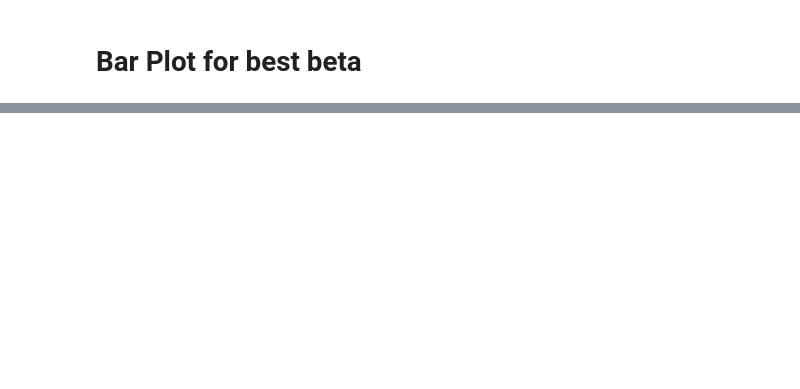
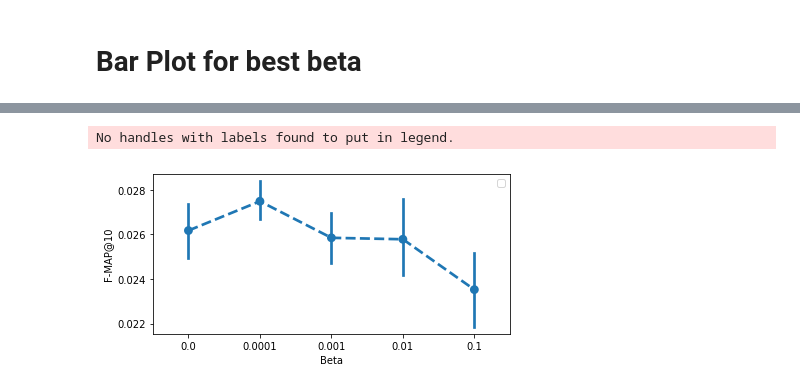
Before and after one commit to k9luo/DeepCritiquingForVAEBasedRecSys, a Jupyter notebook: F-MAP Plots.ipynb, the cells around one changed output, grey strips where cells are left out. Drawn from its saved outputs; the diff is of its cells as text; code cells hidden in the pictures; blank space fills up the shorter version.

```diff
--- a/F-MAP Plots.ipynb
+++ b/F-MAP Plots.ipynb
@@ -85,0 +196,5 @@ def pandas_bar_plot(df, x, y, hue, x_name, y_name, folder='figures', name='unkno
+# %%
+pandas_point_plot(df=df_fmap10.loc[df_fmap10['Beta'] != 1.0], x="Beta", y="F-MAP", hue=None, x_name="Beta", y_name="F-MAP@10", folder='CDsVinyl', name='CDsVinyl_FMAP10_beta', save=True)
+# %% [output]
+No handles with labels found to put in legend.
+[figure, added]
```
Also changed, not shown: parts of 20 cells of this notebook, 25 other files.
